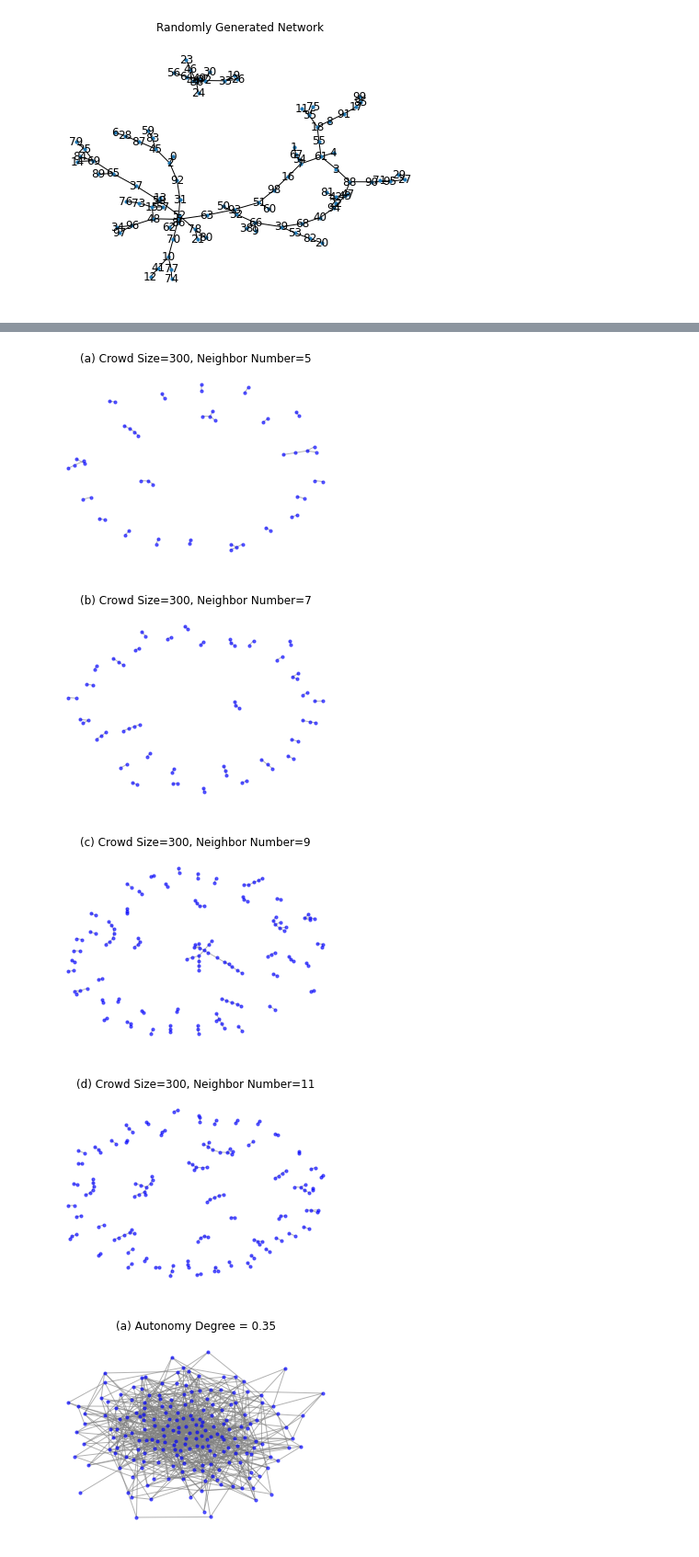
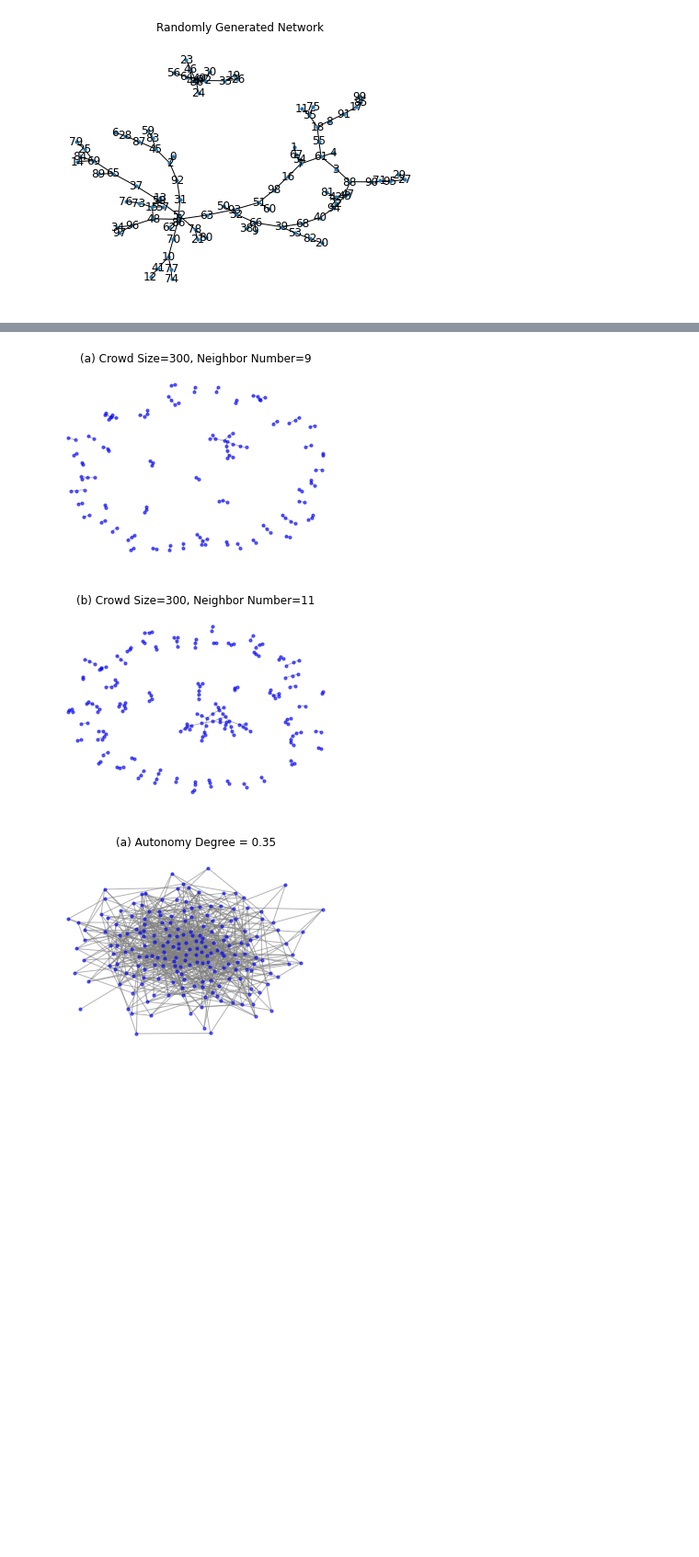
Before and after one commit to GrandJune/DAOs, a Jupyter notebook: RandomNet/DHA/NetworkAnalysis.ipynb, the cells around one changed output, grey strips where cells are left out. Shown at 92% size. Drawn from its saved outputs; the diff is of its cells as text; code cells hidden in the pictures; blank space fills up the shorter version.

```diff
--- a/RandomNet/DHA/NetworkAnalysis.ipynb
+++ b/RandomNet/DHA/NetworkAnalysis.ipynb
@@ -52,8 +52,8 @@ import random
 data_folder = r"E:\data\dao-0310-23\Topology\DHA"
 # Step 1: Generate 300 nodes
 num_nodes = 300
-num_connects_list = [1, 3, 5, 7]
-sub_figure = ["a", "b", "c", "d"]
+num_connects_list = [1, 5]
+sub_figure = ["a", "b"]
 nodes = range(num_nodes)
 random.seed(100)
 for index, num_connects in enumerate(num_connects_list):
@@ -113,37 +111,35 @@ for index, num_connects in enumerate(num_connects_list):
 # %%
 import networkx as nx
 import matplotlib.pyplot as plt
 import random
-num_connects_list = [5, 7, 9, 11]
-label_list = ["a", "b", "c", "d"]
+num_connects_list = [9, 11]
+label_list = ["a", "b"]
 for index, num_connects in enumerate(num_connects_list):
     # Step 1: Generate 300 nodes
     num_nodes = 300
     nodes = range(num_nodes)
     # Step 2: Build connections for each node
     G = nx.Graph()
     ax = plt.subplot()
     for node in nodes:
         # Randomly select 7 nodes (excluding the focal node)
         suggested_nodes = random.sample(set(nodes) - {node}, num_connects)
 
         for neighbor in suggested_nodes:
             # Check if the neighbor also suggests the focal node
             if node in random.sample(set(nodes) - {neighbor}, num_connects):
                 G.add_edge(node, neighbor)
 
     # Step 3: Visualize the network
     pos = nx.spring_layout(G)  # Layout for better visualization
     nx.draw(G, pos, with_labels=False, node_size=10, node_color='blue', edge_color='gray', alpha=0.6)
     # plt.title("Network with Bidirectional Connections")
     plt.title("({0}) Crowd Size={1}, Neighbor Number={2}".format(label_list[index], num_nodes, num_connects))
     plt.savefig(data_folder + r"\bidirectional_network_{0}.png".format(num_connects), transparent=True, dpi=300)
     plt.show()
 # %% [output]
-[figure, old version]
+[figure, new version]
-[figure, old version]
+[figure, new version]
-[figure, removed]
-[figure, removed]
 # %%
 import networkx as nx
 import numpy as np
```
Also changed, not shown: parts of 1 cell of this notebook.
